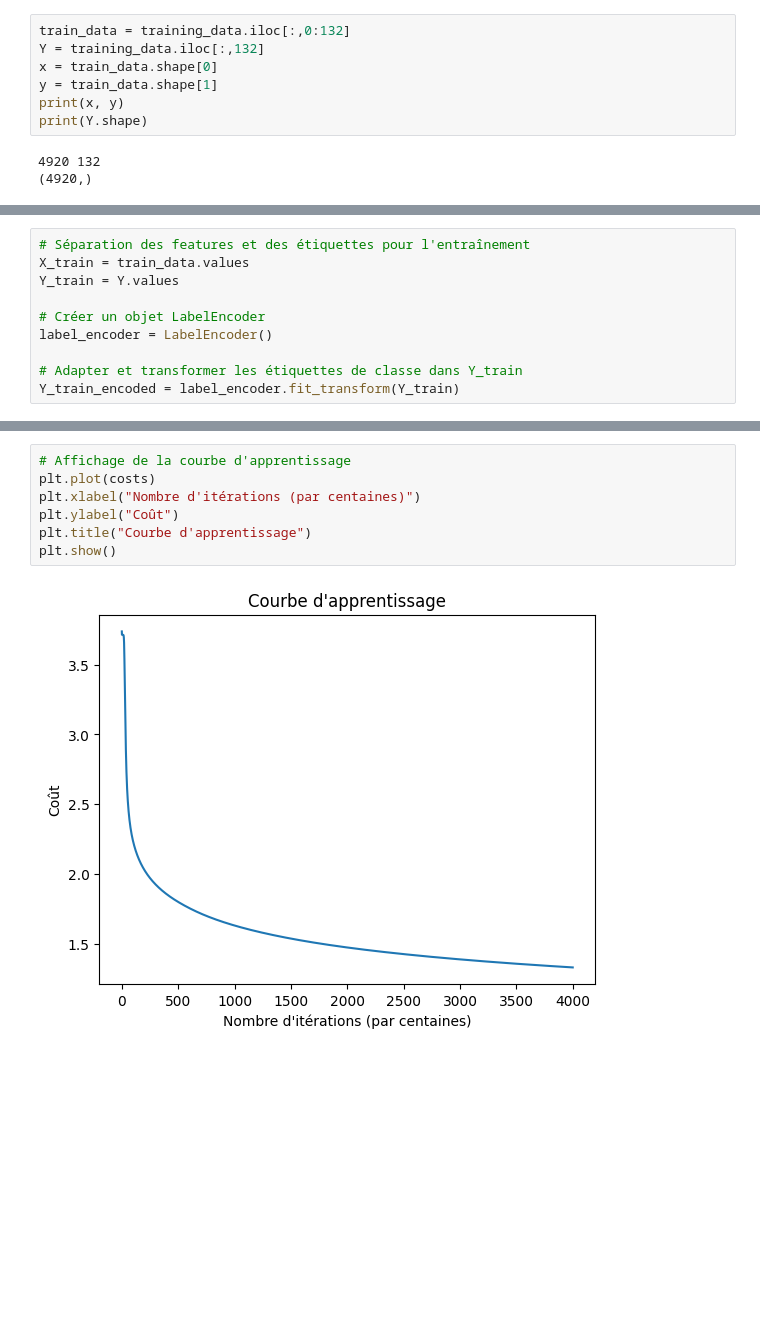
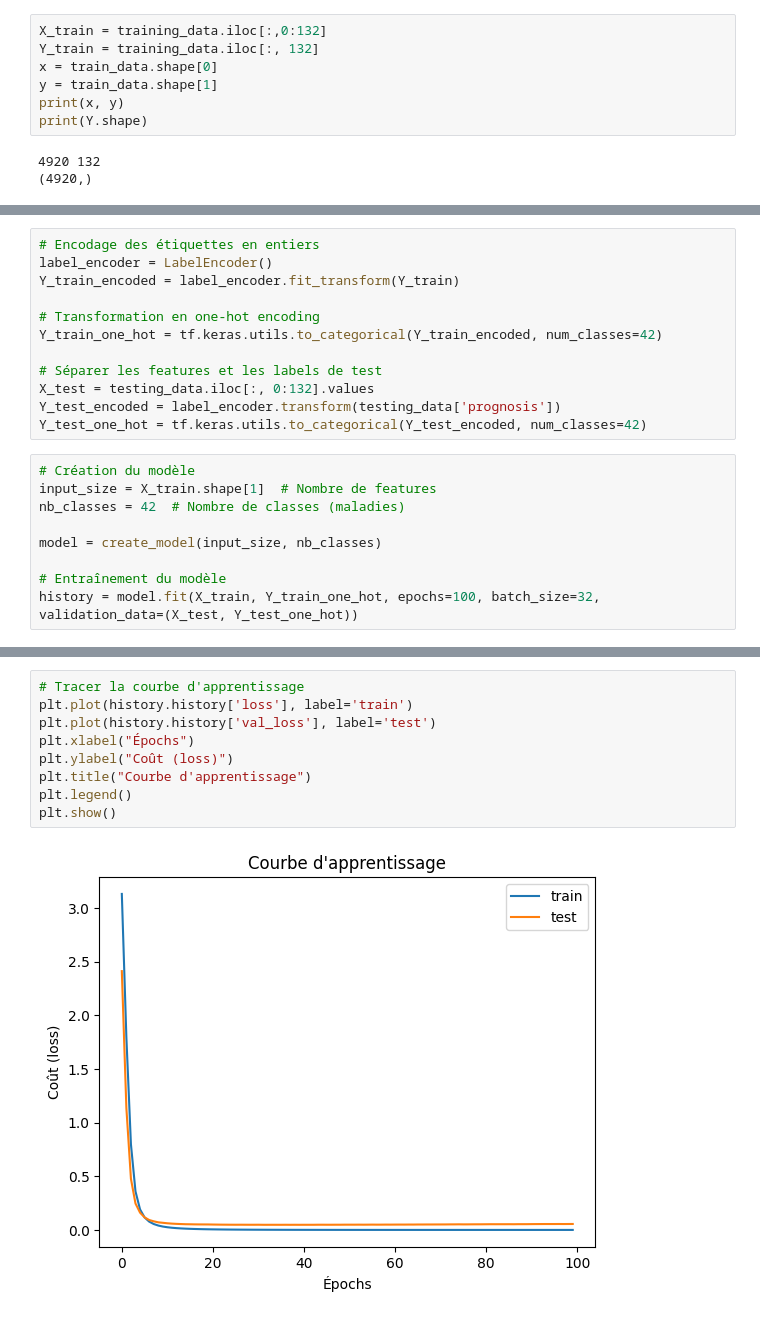
Before and after one commit to LisaSmh9/Pr-diction-de-maladies, a Jupyter notebook: Prediction_maladie_TensorFlow.ipynb, the cells around one changed output, grey strips where cells are left out. Cells and saved outputs as stored; diff of their text form; blank space fills up the shorter version.

Commit message:
améliorationde la Précision sur l'ensemble d'entrainement et test

```diff
--- a/Prediction_maladie_TensorFlow.ipynb
+++ b/Prediction_maladie_TensorFlow.ipynb
@@ -80,6 +79,6 @@ Name: prognosis, dtype: int64
 # %%
-train_data = training_data.iloc[:,0:132]
-Y = training_data.iloc[:,132]
+X_train = training_data.iloc[:,0:132]
+Y_train = training_data.iloc[:, 132]
 x = train_data.shape[0]
 y = train_data.shape[1]
 print(x, y)
@@ -201,10 +88,0 @@ def model_complete(X_train, Y_train, num_iterations=2000, learning_rate=0.01, nb
-# %%
-# Séparation des features et des étiquettes pour l'entraînement
-X_train = train_data.values
-Y_train = Y.values
-
-# Créer un objet LabelEncoder
-label_encoder = LabelEncoder()
-
-# Adapter et transformer les étiquettes de classe dans Y_train
-Y_train_encoded = label_encoder.fit_transform(Y_train)
@@ -217,0 +104,21 @@ w, b, v, c, costs = model_complete(X_train, Y_train_encoded,num_iterations=40000
+# %%
+# Encodage des étiquettes en entiers
+label_encoder = LabelEncoder()
+Y_train_encoded = label_encoder.fit_transform(Y_train)
+
+# Transformation en one-hot encoding
+Y_train_one_hot = tf.keras.utils.to_categorical(Y_train_encoded, num_classes=42)
+
+# Séparer les features et les labels de test
+X_test = testing_data.iloc[:, 0:132].values
+Y_test_encoded = label_encoder.transform(testing_data['prognosis'])
+Y_test_one_hot = tf.keras.utils.to_categorical(Y_test_encoded, num_classes=42)
+# %%
+# Création du modèle
+input_size = X_train.shape[1]  # Nombre de features
+nb_classes = 42  # Nombre de classes (maladies)
+
+model = create_model(input_size, nb_classes)
+
+# Entraînement du modèle
+history = model.fit(X_train, Y_train_one_hot, epochs=100, batch_size=32, validation_data=(X_test, Y_test_one_hot))
@@ -218,9 +178,11 @@ w, b, v, c, costs = model_complete(X_train, Y_train_encoded,num_iterations=40000
 # %%
-# Affichage de la courbe d'apprentissage
-plt.plot(costs)
-plt.xlabel("Nombre d'itérations (par centaines)")
-plt.ylabel("Coût")
+# Tracer la courbe d'apprentissage
+plt.plot(history.history['loss'], label='train')
+plt.plot(history.history['val_loss'], label='test')
+plt.xlabel("Épochs")
+plt.ylabel("Coût (loss)")
 plt.title("Courbe d'apprentissage")
+plt.legend()
 plt.show()
 # %% [output]
-[figure, old version]
+[figure, new version]
```
Also changed, not shown: parts of 23 cells of this notebook.
